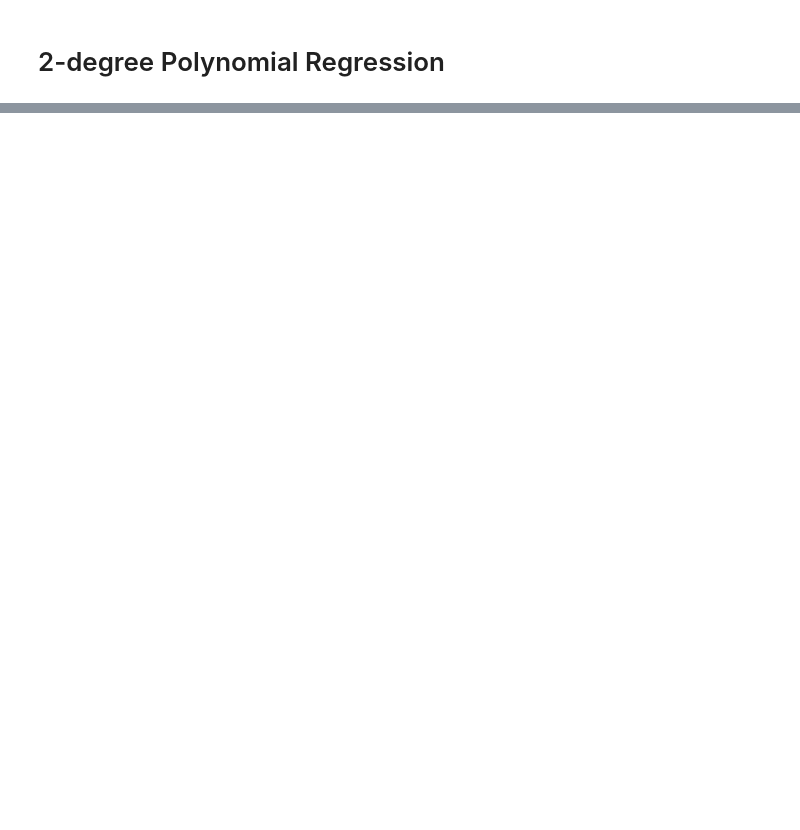
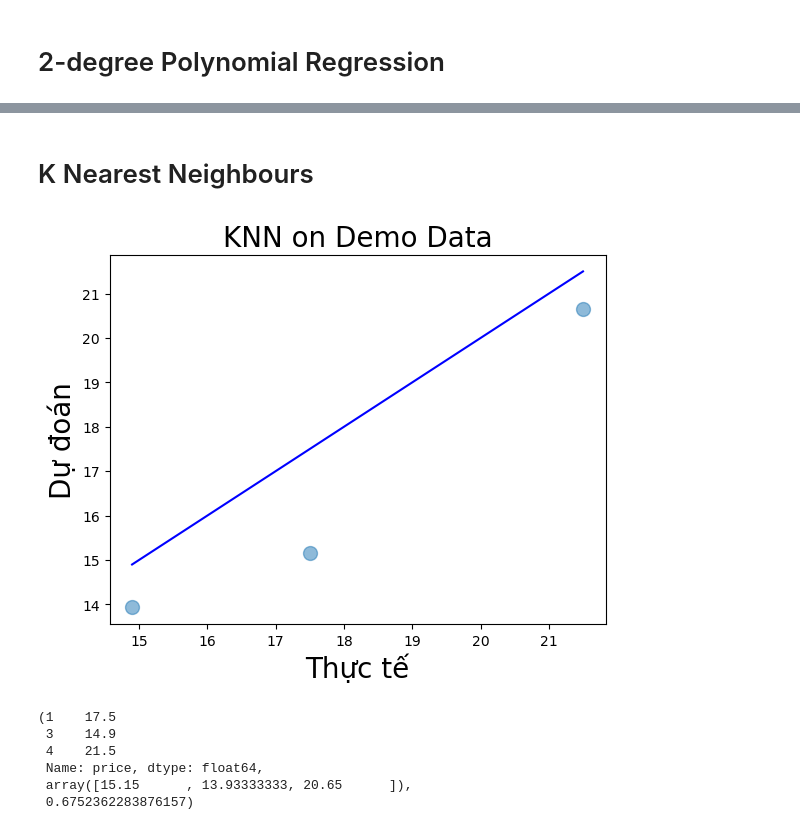
Before and after one commit to hsgsstudent/hanoi_real_estate_prediction, a Jupyter notebook: src/demo.ipynb, the cells around one changed output, grey strips where cells are left out. Cells and saved outputs as stored; diff of their text form; code cells hidden in the pictures; blank space fills up the shorter version.

```diff
--- a/src/demo.ipynb
+++ b/src/demo.ipynb
@@ -301,0 +328,17 @@ y_demo_pred, r2_score(y_demo, y_demo_pred)
+# %% [markdown]
+# K Nearest Neighbours
+# %%
+from sklearn.neighbors import KNeighborsRegressor
+knn_l1_model = KNeighborsRegressor(n_neighbors=3, p=1)
+knn_l1_model.fit(X_train, y_train)
+y_demo_pred = knn_l1_model.predict(X_demo)
+plot_evaluate(y_demo, y_demo_pred, 'KNN on Demo Data')
+y_demo, y_demo_pred, r2_score(y_demo, y_demo_pred)
+# %% [output]
+[figure, added]
+(1    17.5
+ 3    14.9
+ 4    21.5
+ Name: price, dtype: float64,
+ array([15.15      , 13.93333333, 20.65      ]),
+ 0.6752362283876157)
```
Also changed, not shown: parts of 17 cells of this notebook, 5 other files.
